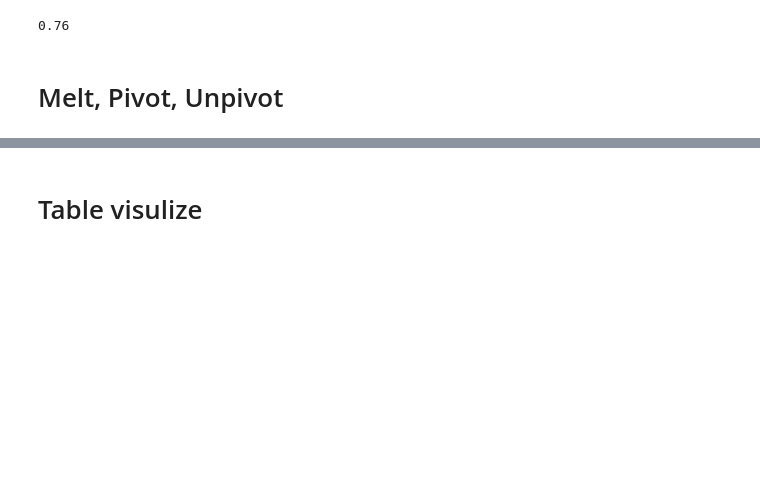
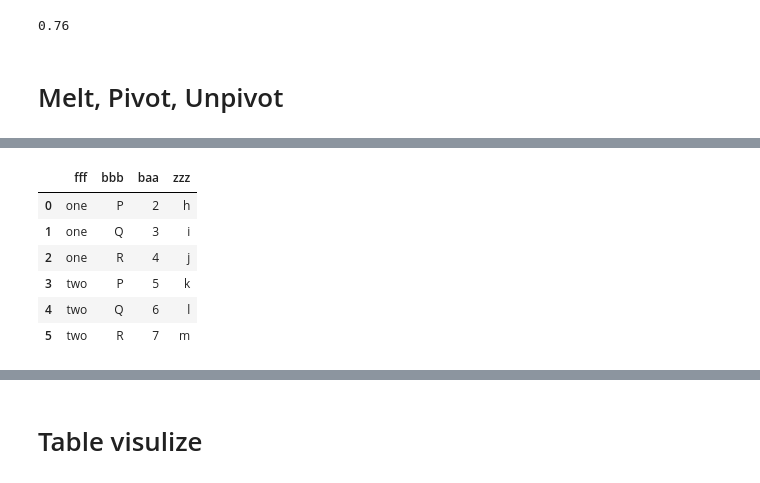
Before and after one commit to showmidelo/Advanced_Pandas_karyar, a Jupyter notebook: tutorial.ipynb, the cells around one changed output, grey strips where cells are left out. Drawn from its saved outputs; the diff is of its cells as text; code cells hidden in the pictures; blank space fills up the shorter version.

```diff
--- a/tutorial.ipynb
+++ b/tutorial.ipynb
@@ -372,0 +381,18 @@ pipe.set_params(svc__C=10).fit(X_train, y_train).score(X_test, y_test)
+# %%
+import numpy as np
+import pandas as pd
+
+df = pd.DataFrame({'fff': ['one', 'one', 'one', 'two', 'two',
+                           'two'],
+                   'bbb': ['P', 'Q', 'R', 'P', 'Q', 'R'],
+                   'baa': [2, 3, 4, 5, 6, 7],
+                   'zzz': ['h', 'i', 'j', 'k', 'l', 'm']})
+df
+# %% [output]
+|  | fff | bbb | baa | zzz |
+| 0 | one | P | 2 | h |
+| 1 | one | Q | 3 | i |
+| 2 | one | R | 4 | j |
+| 3 | two | P | 5 | k |
+| 4 | two | Q | 6 | l |
+| 5 | two | R | 7 | m |
```
Also changed, not shown: parts of 16 cells of this notebook.
